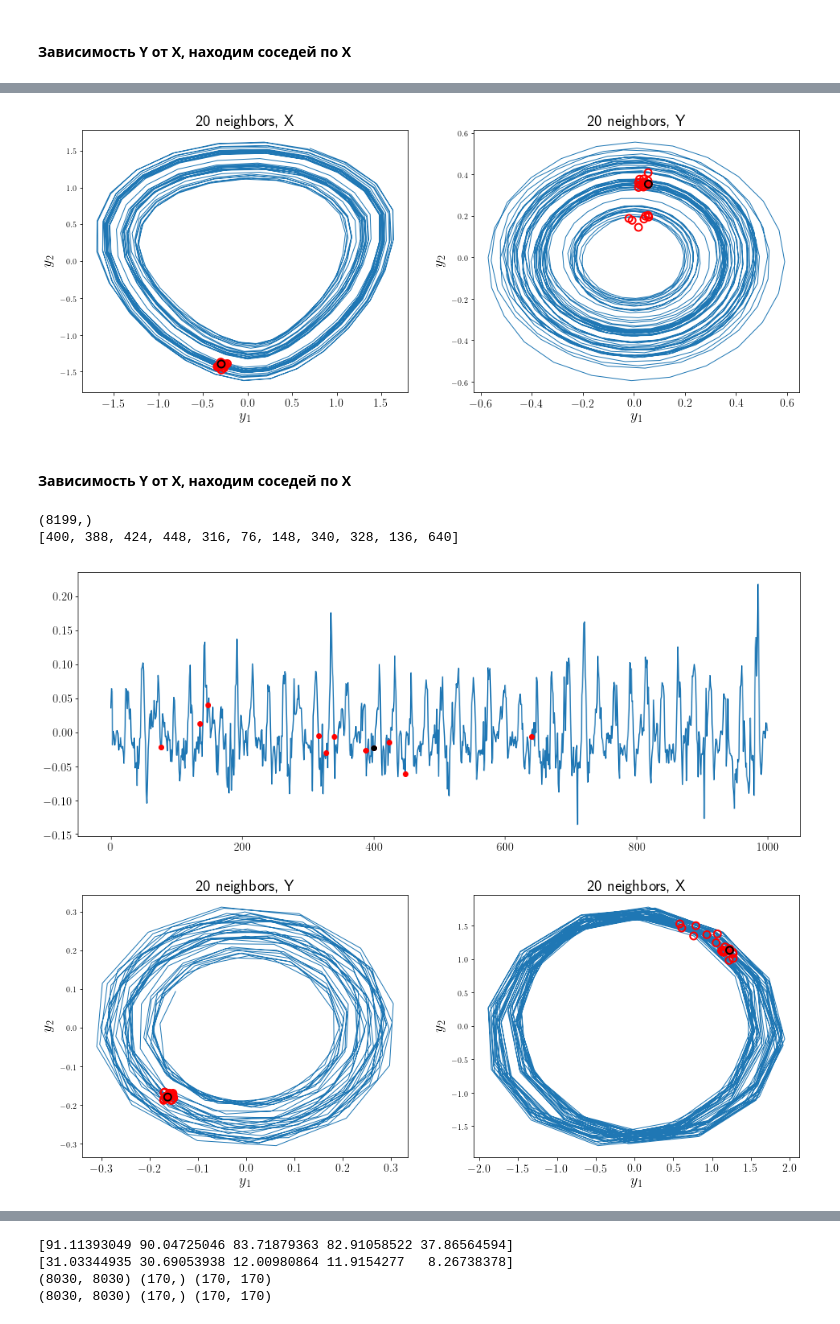
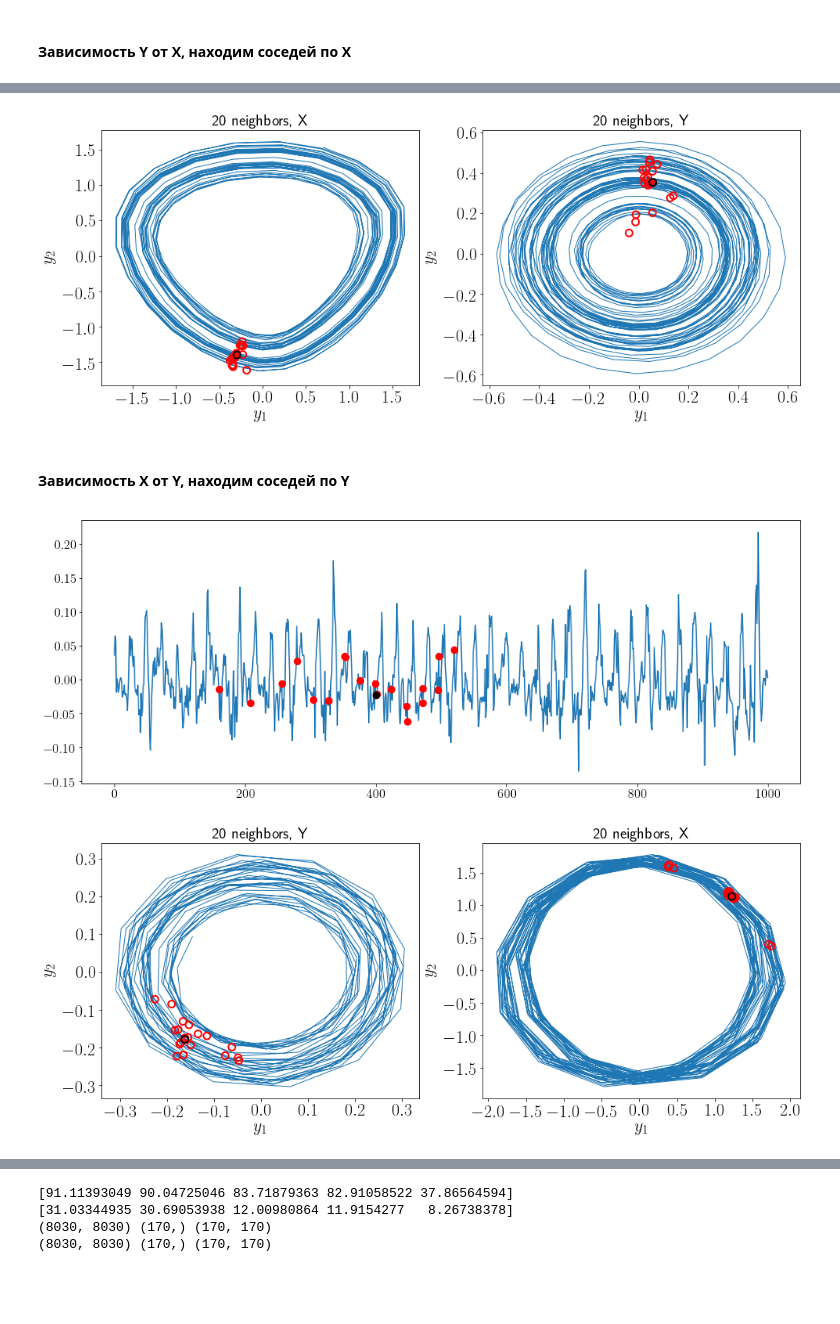
Before and after one commit to Intelligent-Systems-Phystech/BSThesis, a Jupyter notebook: Usmanova2018/code/knn_on_phase_trajectories.ipynb, the cells around one changed output, grey strips where cells are left out. Cells and saved outputs as stored; diff of their text form; code cells hidden in the pictures; blank space fills up the shorter version.

```diff
--- a/Usmanova2018/code/knn_on_phase_trajectories.ipynb
+++ b/Usmanova2018/code/knn_on_phase_trajectories.ipynb
@@ -246,4 +212,4 @@ plt.show()
 # %% [output]
 [figure]
 # %%
-shift = np.argmax(cross_corr_list)
+shift = np.argmax(abs(np.array(cross_corr_list)))
@@ -290,6 +264,3 @@ plt.legend(loc=1, fontsize=16)
 plt.show()
 # %% [output]
 [figure]
-# %%
-N = X.shape[0]
-L = 170
@@ -311,0 +269,4 @@ del X_svd_data, Y_svd_data
+# %%
+# X_knn_idx, Y_knn_idx, Pr_x, Pr_y = CCM(X, Y, L=170, t_x=400, t_y=400, n_neighbors=19)
+X_knn_idx, Pr_x = CCM(X, L=170, t=400, n_neighbors=19)
+Y_knn_idx, Pr_y = CCM(Y, L=170, t=400, n_neighbors=19)
@@ -333,24 +291,21 @@ X_knn_idx = FindKnnIdx(Pr_x[:, 2:4], t=400, n_neighbors=19)
 # %%
-PlotKnnOnPhaseTrajectories([(Pr_x, X_knn_idx, 'X', [2, 3], [100, 1000]),
+knn.PlotKnnOnPhaseTrajectories([(Pr_x, X_knn_idx, 'X', [2, 3], [100, 1000]),
                             (Pr_y, X_knn_idx, 'Y', [0, 1], [100, 1400])],
                            savefig=False, filename='../text/pictures/energy_temp/by_X_L' + str(L) + '_24.eps')
 # %% [output]
-[figure, old version]
+[figure, new version]
 # %% [markdown]
-#### Зависимость Y от X, находим соседей по X
+#### Зависимость X от Y, находим соседей по Y
-# %%
-Y_knn_idx = FindKnnIdx(Pr_y[:, 2:4], t=400, n_neighbors=19)
-# Y_knn_idx = FindKnnIdx(H_Y, t=400, n_neighbors=19)
 # %%
-PlotTsWithKnn(Y, Y_knn_idx, t_max=1000, savefig=False,
+knn.PlotTsWithKnn(Y, Y_knn_idx, t_max=1000, savefig=False,
               filename='../text/pictures/energy_temp/Y_knn_L'+ str(L) + '.eps')
 # %% [output]
-(8199,)
-[400, 388, 424, 448, 316, 76, 148, 340, 328, 136, 640]
-[figure, old version]
+[figure, new version]
 # %%
-PlotKnnOnPhaseTrajectories([(Pr_y, Y_knn_idx, 'Y', [2, 3], [6100, 6500]),
+# 'Y', [2, 3], [6100, 6500], 'X', [0, 1], [6000, 6500]
+knn.PlotKnnOnPhaseTrajectories([(Pr_y, Y_knn_idx, 'Y', [2, 3], [6100, 6500]),
                             (Pr_x, Y_knn_idx, 'X', [0, 1], [6000, 6500])],
-                           savefig=False, filename='../text/pictures/energy_temp/by_Y_L' + str(L) + '_12.eps')
+                           savefig=False, filename='../slides/pictures/energy_temp/by_Y_L' + str(L) + '_12.eps',
+                          i_list=[0, 3, 5])
 # %% [output]
-[figure, old version]
+[figure, new version]
```
Also changed, not shown: parts of 93 cells of this notebook, 12 other files.
